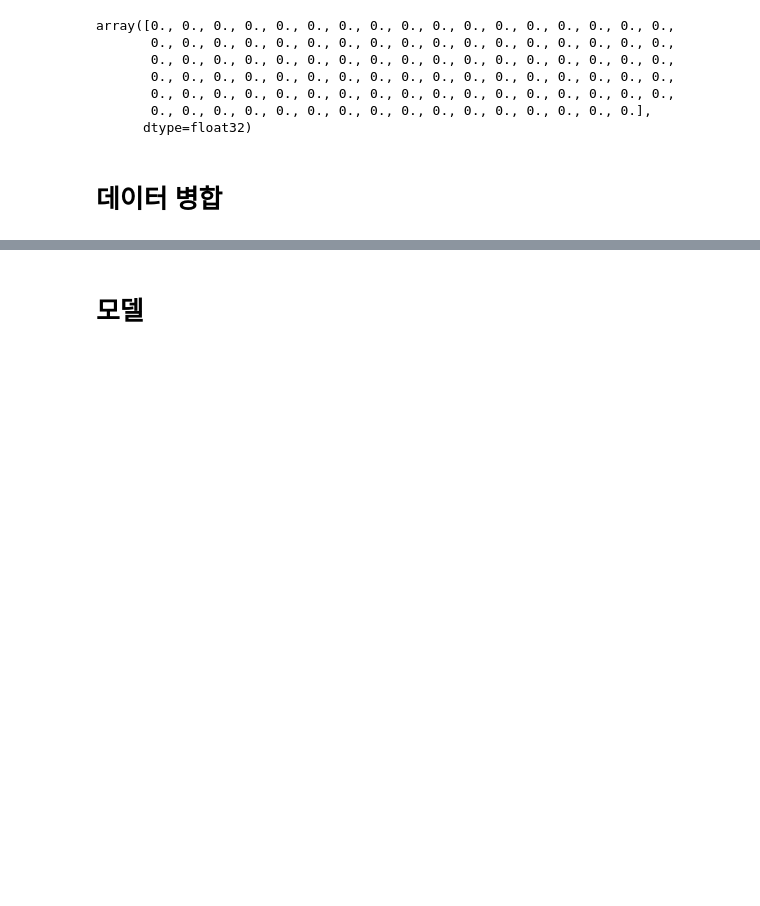
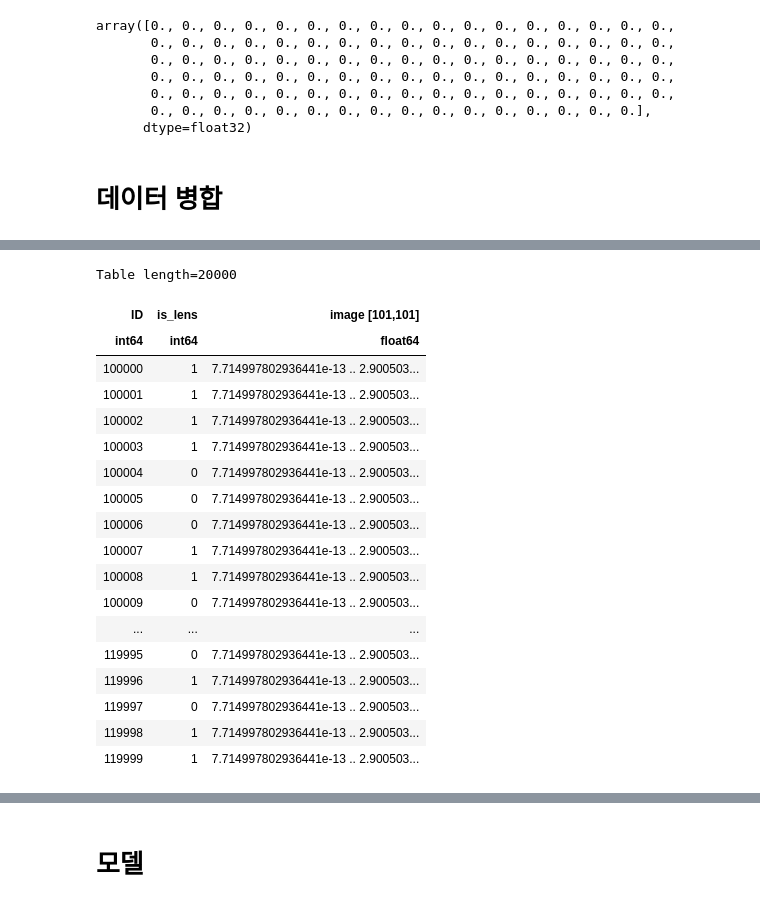
Before and after one commit to 2022-vacation-project-GLC/model, a Jupyter notebook: CNN/cnn.ipynb, the cells around one changed output, grey strips where cells are left out. Drawn from its saved outputs; the diff is of its cells as text; code cells hidden in the pictures; blank space fills up the shorter version.

```diff
--- a/CNN/cnn.ipynb
+++ b/CNN/cnn.ipynb
@@ -110,0 +89,23 @@ Table length=20000
+# %%
+d.remove_columns(['Einstein_area', 'numb_pix_lensed_image', 'flux_lensed_image_in_sigma'])
+d
+# %% [output]
+Table length=20000
+| ID | is_lens | image [101,101] |
+| int64 | int64 | float64 |
+| 100000 | 1 | 7.714997802936441e-13 .. 2.900503... |
+| 100001 | 1 | 7.714997802936441e-13 .. 2.900503... |
+| 100002 | 1 | 7.714997802936441e-13 .. 2.900503... |
+| 100003 | 1 | 7.714997802936441e-13 .. 2.900503... |
+| 100004 | 0 | 7.714997802936441e-13 .. 2.900503... |
+| 100005 | 0 | 7.714997802936441e-13 .. 2.900503... |
+| 100006 | 0 | 7.714997802936441e-13 .. 2.900503... |
+| 100007 | 1 | 7.714997802936441e-13 .. 2.900503... |
+| 100008 | 1 | 7.714997802936441e-13 .. 2.900503... |
+| 100009 | 0 | 7.714997802936441e-13 .. 2.900503... |
+| ... | ... | ... |
+| 119995 | 0 | 7.714997802936441e-13 .. 2.900503... |
+| 119996 | 1 | 7.714997802936441e-13 .. 2.900503... |
+| 119997 | 0 | 7.714997802936441e-13 .. 2.900503... |
+| 119998 | 1 | 7.714997802936441e-13 .. 2.900503... |
+| 119999 | 1 | 7.714997802936441e-13 .. 2.900503... |
```
Also changed, not shown: parts of 8 cells of this notebook.
